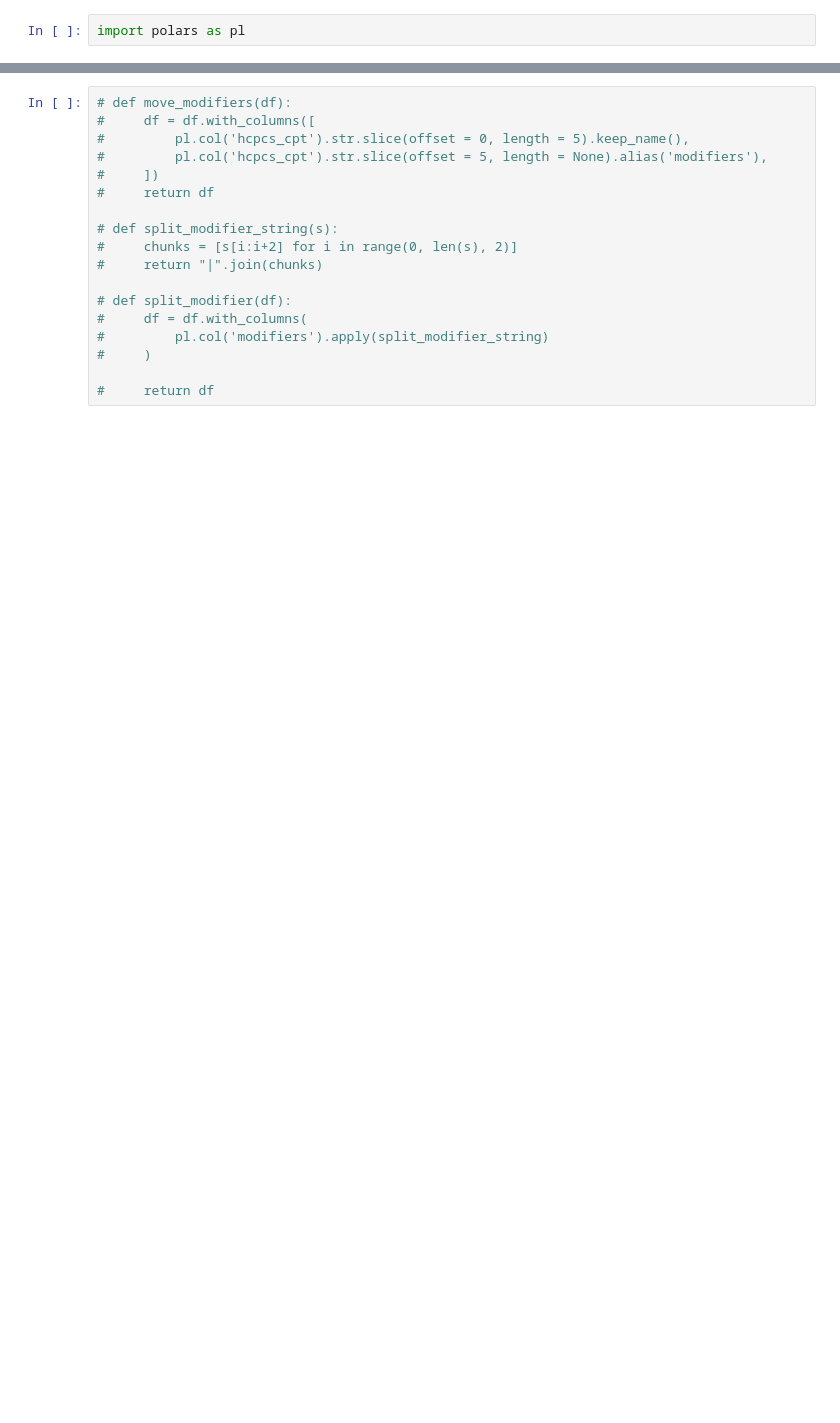
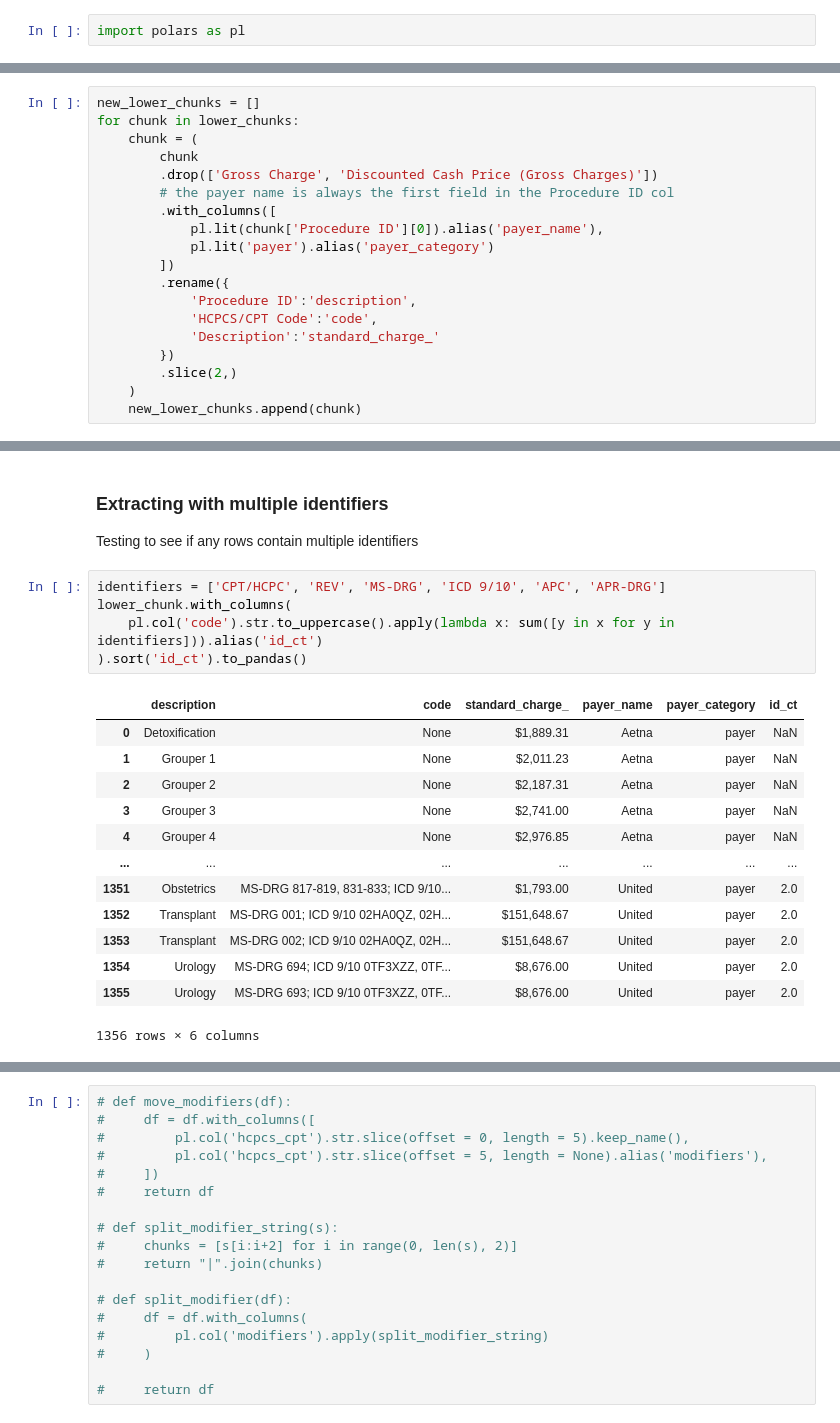
Before and after one commit to dolthub/data-analysis, a Jupyter notebook: hospital-price-transparency/data_cleaning_examples/HCA.ipynb, the cells around one changed output, grey strips where cells are left out. Cells and saved outputs as stored; diff of their text form; blank space fills up the shorter version.

```diff
--- a/hospital-price-transparency/data_cleaning_examples/HCA.ipynb
+++ b/hospital-price-transparency/data_cleaning_examples/HCA.ipynb
@@ -264,0 +127,19 @@ shape: (20, 13)
+# %%
+new_lower_chunks = []
+for chunk in lower_chunks:
+    chunk = (
+        chunk
+        .drop(['Gross Charge', 'Discounted Cash Price (Gross Charges)'])
+        # the payer name is always the first field in the Procedure ID col
+        .with_columns([
+            pl.lit(chunk['Procedure ID'][0]).alias('payer_name'),
+            pl.lit('payer').alias('payer_category')
+        ])
+        .rename({
+            'Procedure ID':'description',
+            'HCPCS/CPT Code':'code',
+            'Description':'standard_charge_'
+        })
+        .slice(2,)
+    )
+    new_lower_chunks.append(chunk)
@@ -264,0 +217,22 @@ shape: (20, 13)
+# %% [markdown]
+### Extracting with multiple identifiers
+Testing to see if any rows contain multiple identifiers
+# %%
+identifiers = ['CPT/HCPC', 'REV', 'MS-DRG', 'ICD 9/10', 'APC', 'APR-DRG']
+lower_chunk.with_columns(
+    pl.col('code').str.to_uppercase().apply(lambda x: sum([y in x for y in identifiers])).alias('id_ct')
+).sort('id_ct').to_pandas()
+# %% [output]
+|  | description | code | standard_charge_ | payer_name | payer_category | id_ct |
+| 0 | Detoxification | None | $1,889.31 | Aetna | payer | NaN |
+| 1 | Grouper 1 | None | $2,011.23 | Aetna | payer | NaN |
+| 2 | Grouper 2 | None | $2,187.31 | Aetna | payer | NaN |
+| 3 | Grouper 3 | None | $2,741.00 | Aetna | payer | NaN |
+| 4 | Grouper 4 | None | $2,976.85 | Aetna | payer | NaN |
+| ... | ... | ... | ... | ... | ... | ... |
+| 1351 | Obstetrics | MS-DRG 817-819, 831-833; ICD 9/10... | $1,793.00 | United | payer | 2.0 |
+| 1352 | Transplant | MS-DRG 001; ICD 9/10 02HA0QZ, 02H... | $151,648.67 | United | payer | 2.0 |
+| 1353 | Transplant | MS-DRG 002; ICD 9/10 02HA0QZ, 02H... | $151,648.67 | United | payer | 2.0 |
+| 1354 | Urology | MS-DRG 694; ICD 9/10 0TF3XZZ, 0TF... | $8,676.00 | United | payer | 2.0 |
+| 1355 | Urology | MS-DRG 693; ICD 9/10 0TF3XZZ, 0TF... | $8,676.00 | United | payer | 2.0 |
+1356 rows × 6 columns
```
Also changed, not shown: parts of 49 cells of this notebook.
